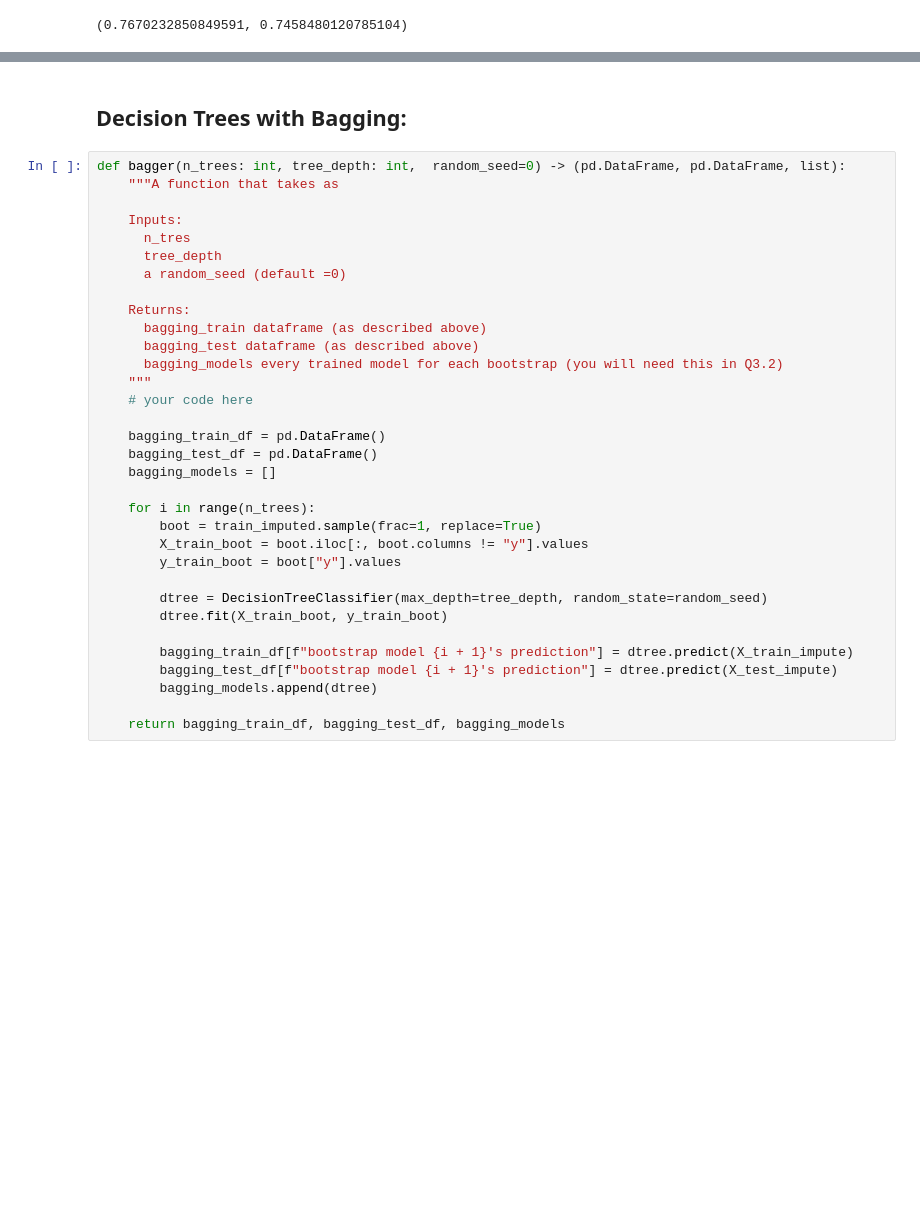
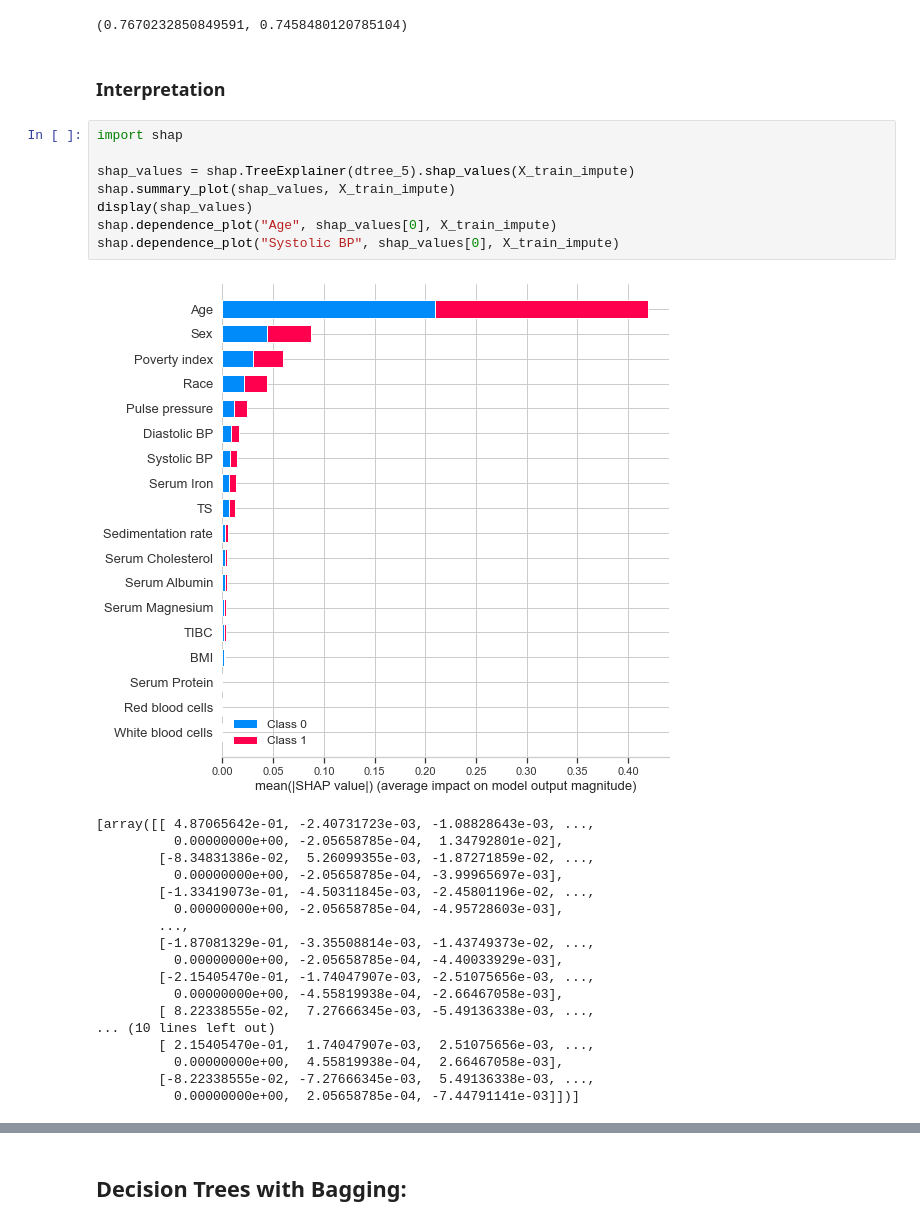
Before and after one commit to raychen2019/Mortality, a Jupyter notebook: Leonard-Models.ipynb, the cells around one changed output, grey strips where cells are left out. Drawn from its saved outputs; the diff is of its cells as text; blank space fills up the shorter version.

Commit message:
some shap goodness

```diff
--- a/Leonard-Models.ipynb
+++ b/Leonard-Models.ipynb
@@ -208,3 +160,32 @@ best_cv_tree_test_score = dtree_5.score(X_test_impute, y_test)
 display((best_cv_tree_train_score, best_cv_tree_test_score))
 # %% [output]
 (0.7670232850849591, 0.7458480120785104)
+# %% [markdown]
+### Interpretation
+# %%
+import shap
+
+shap_values = shap.TreeExplainer(dtree_5).shap_values(X_train_impute)
+shap.summary_plot(shap_values, X_train_impute)
+display(shap_values)
+shap.dependence_plot("Age", shap_values[0], X_train_impute)
+shap.dependence_plot("Systolic BP", shap_values[0], X_train_impute)
+# %% [output]
+[figure, added]
+[array([[ 4.87065642e-01, -2.40731723e-03, -1.08828643e-03, ...,
+          0.00000000e+00, -2.05658785e-04,  1.34792801e-02],
+        [-8.34831386e-02,  5.26099355e-03, -1.87271859e-02, ...,
+          0.00000000e+00, -2.05658785e-04, -3.99965697e-03],
+        [-1.33419073e-01, -4.50311845e-03, -2.45801196e-02, ...,
+          0.00000000e+00, -2.05658785e-04, -4.95728603e-03],
+        ...,
+        [-1.87081329e-01, -3.35508814e-03, -1.43749373e-02, ...,
+          0.00000000e+00, -2.05658785e-04, -4.40033929e-03],
+        [-2.15405470e-01, -1.74047907e-03, -2.51075656e-03, ...,
+          0.00000000e+00, -4.55819938e-04, -2.66467058e-03],
+        [ 8.22338555e-02,  7.27666345e-03, -5.49136338e-03, ...,
+... (10 lines left out)
+        [ 2.15405470e-01,  1.74047907e-03,  2.51075656e-03, ...,
+          0.00000000e+00,  4.55819938e-04,  2.66467058e-03],
+        [-8.22338555e-02, -7.27666345e-03,  5.49136338e-03, ...,
+          0.00000000e+00,  2.05658785e-04, -7.44791141e-03]])]
@@ -211,35 +194,2 @@ display((best_cv_tree_train_score, best_cv_tree_test_score))
 # %% [markdown]
 ## Decision Trees with Bagging:
-# %%
-def bagger(n_trees: int, tree_depth: int,  random_seed=0) -> (pd.DataFrame, pd.DataFrame, list):
-    """A function that takes as
-
-    Inputs:
-      n_tres
-      tree_depth
-      a random_seed (default =0)
-
-    Returns:
-      bagging_train dataframe (as described above)
-      bagging_test dataframe (as described above)
-      bagging_models every trained model for each bootstrap (you will need this in Q3.2)
-    """
-    # your code here
-
-    bagging_train_df = pd.DataFrame()
-    bagging_test_df = pd.DataFrame()
-    bagging_models = []
-
-    for i in range(n_trees):
-        boot = train_imputed.sample(frac=1, replace=True)
-        X_train_boot = boot.iloc[:, boot.columns != "y"].values
-        y_train_boot = boot["y"].values
-
-        dtree = DecisionTreeClassifier(max_depth=tree_depth, random_state=random_seed)
-        dtree.fit(X_train_boot, y_train_boot)
-
-        bagging_train_df[f"bootstrap model {i + 1}'s prediction"] = dtree.predict(X_train_impute)
-        bagging_test_df[f"bootstrap model {i + 1}'s prediction"] = dtree.predict(X_test_impute)
-        bagging_models.append(dtree)
-
-    return bagging_train_df, bagging_test_df, bagging_models
```
Also changed, not shown: parts of 10 cells of this notebook, 2 other files.
